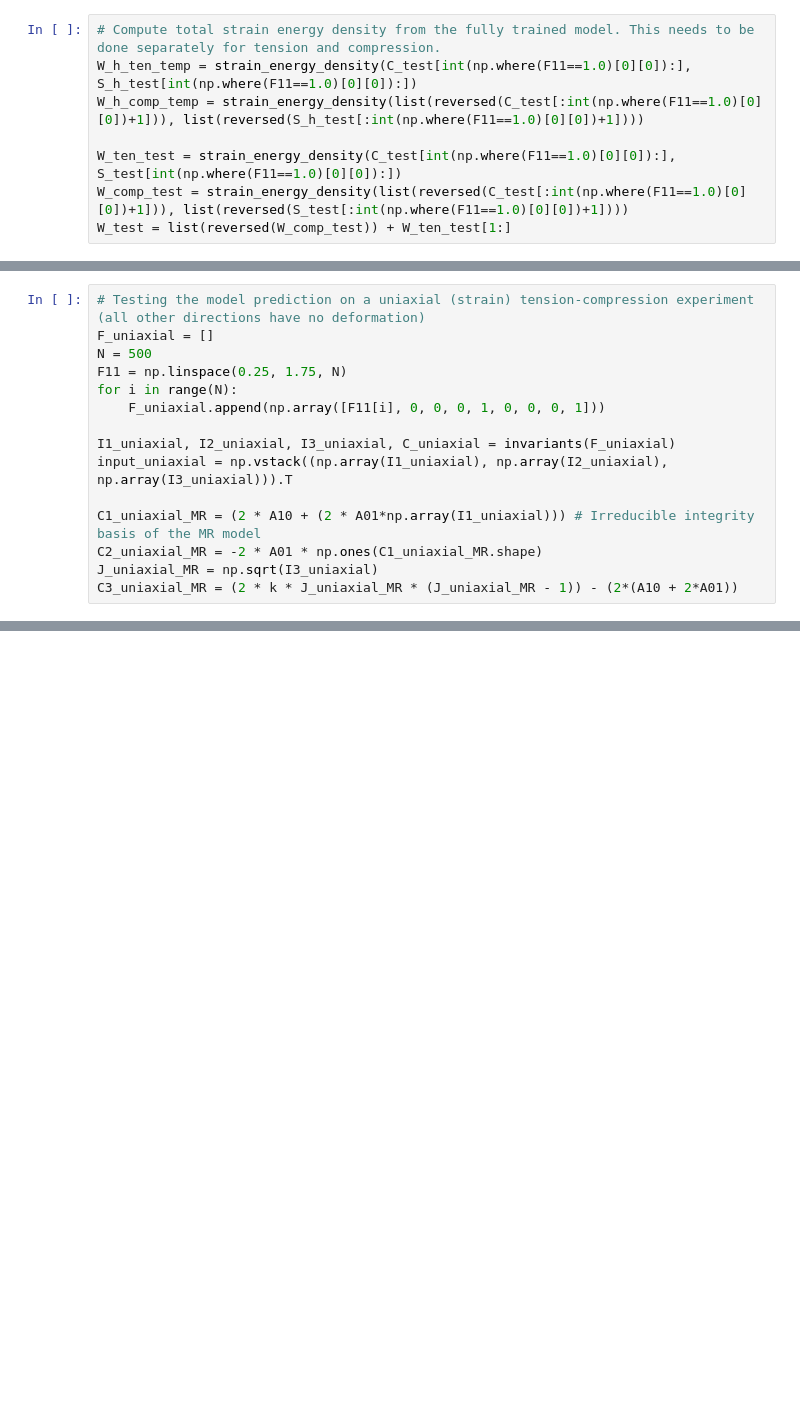
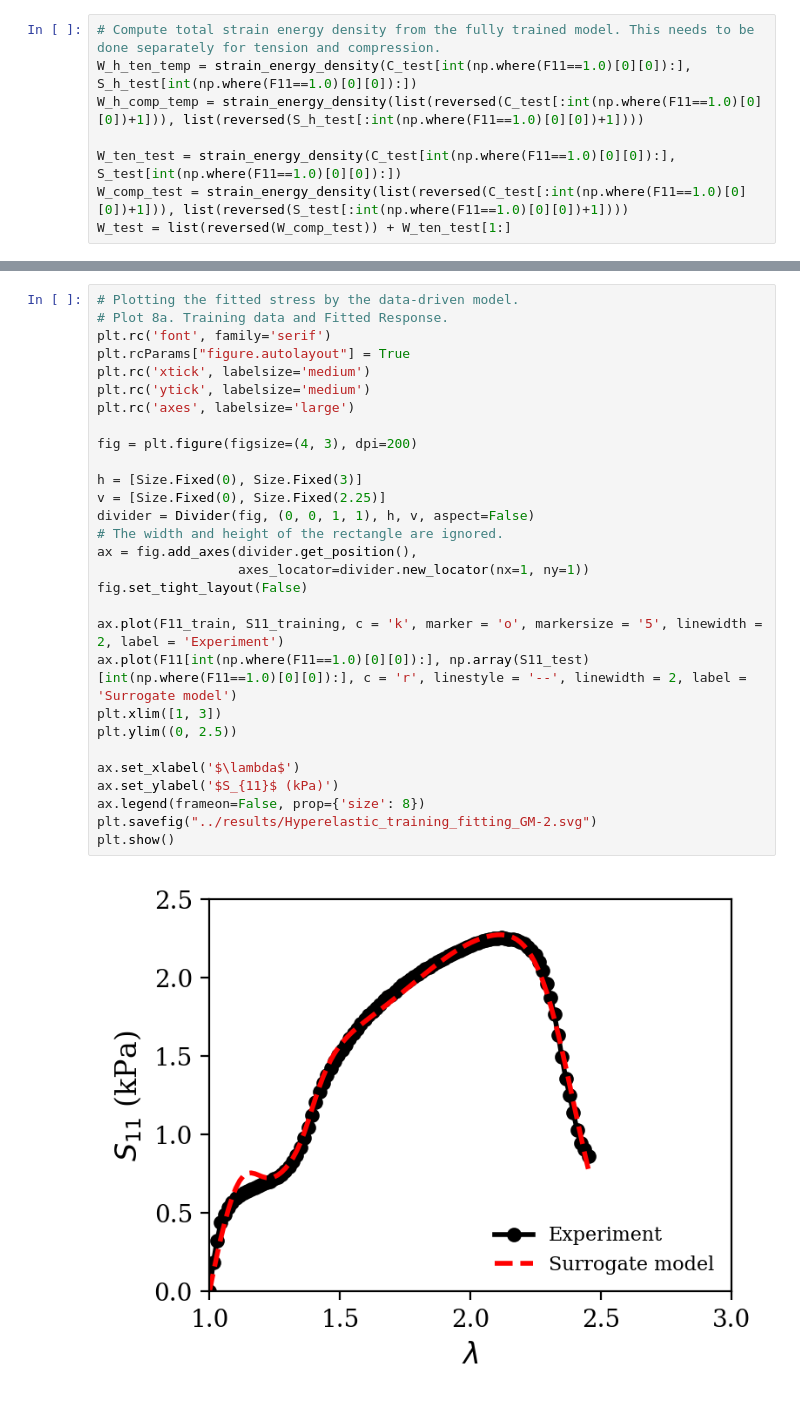
Before and after one commit to Soft-Materials-Mechanics-Laboratory/hyperelastic-damage-gpr, a Jupyter notebook: notebooks/02_experimental_validation-GM2.ipynb, the cells around one changed output, grey strips where cells are left out. Saved outputs shown, nothing was run; the diff lists cells and outputs as text; blank space fills up the shorter version.

Commit message:
cleaned experimental validation notebooks

```diff
--- a/notebooks/02_experimental_validation-GM2.ipynb
+++ b/notebooks/02_experimental_validation-GM2.ipynb
@@ -2589,15 +457,0 @@ plt.show()
-# %%
-# Testing the model prediction on a uniaxial (strain) tension-compression experiment (all other directions have no deformation)
-F_uniaxial = []
-N = 500
-F11 = np.linspace(0.25, 1.75, N)
-for i in range(N):
-    F_uniaxial.append(np.array([F11[i], 0, 0, 0, 1, 0, 0, 0, 1]))
-
-I1_uniaxial, I2_uniaxial, I3_uniaxial, C_uniaxial = invariants(F_uniaxial)
-input_uniaxial = np.vstack((np.array(I1_uniaxial), np.array(I2_uniaxial), np.array(I3_uniaxial))).T
-
-C1_uniaxial_MR = (2 * A10 + (2 * A01*np.array(I1_uniaxial))) # Irreducible integrity basis of the MR model
-C2_uniaxial_MR = -2 * A01 * np.ones(C1_uniaxial_MR.shape)
-J_uniaxial_MR = np.sqrt(I3_uniaxial)
-C3_uniaxial_MR = (2 * k * J_uniaxial_MR * (J_uniaxial_MR - 1)) - (2*(A10 + 2*A01))
@@ -2793,0 +487,31 @@ plt.show()
+# %%
+# Plotting the fitted stress by the data-driven model.
+# Plot 8a. Training data and Fitted Response.
+plt.rc('font', family='serif')
+plt.rcParams["figure.autolayout"] = True
+plt.rc('xtick', labelsize='medium')
+plt.rc('ytick', labelsize='medium')
+plt.rc('axes', labelsize='large')
+
+fig = plt.figure(figsize=(4, 3), dpi=200)
+
+h = [Size.Fixed(0), Size.Fixed(3)]
+v = [Size.Fixed(0), Size.Fixed(2.25)]
+divider = Divider(fig, (0, 0, 1, 1), h, v, aspect=False)
+# The width and height of the rectangle are ignored.
+ax = fig.add_axes(divider.get_position(),
+                  axes_locator=divider.new_locator(nx=1, ny=1))
+fig.set_tight_layout(False)
+
+ax.plot(F11_train, S11_training, c = 'k', marker = 'o', markersize = '5', linewidth = 2, label = 'Experiment')
+ax.plot(F11[int(np.where(F11==1.0)[0][0]):], np.array(S11_test)[int(np.where(F11==1.0)[0][0]):], c = 'r', linestyle = '--', linewidth = 2, label = 'Surrogate model')
+plt.xlim([1, 3])
+plt.ylim((0, 2.5))
+
+ax.set_xlabel('$\lambda$')
+ax.set_ylabel('$S_{11}$ (kPa)')
+ax.legend(frameon=False, prop={'size': 8})
+plt.savefig("../results/Hyperelastic_training_fitting_GM-2.svg")
+plt.show()
+# %% [output]
+[figure, added]
```
Also changed, not shown: parts of 128 cells of this notebook, 3 other files.
